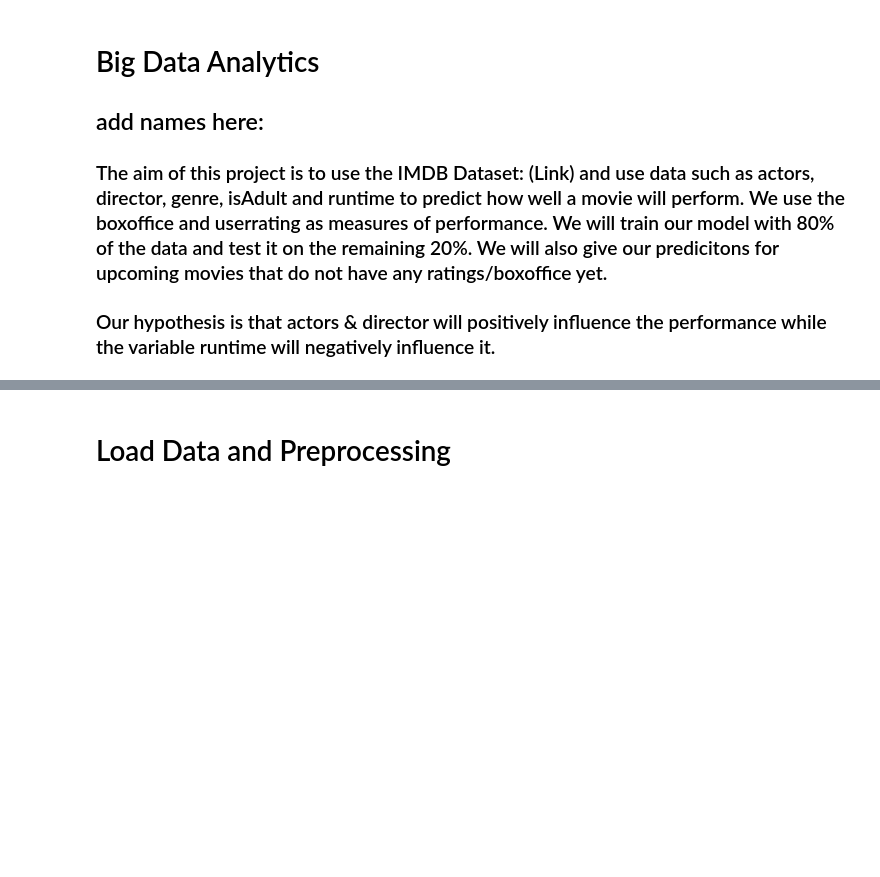
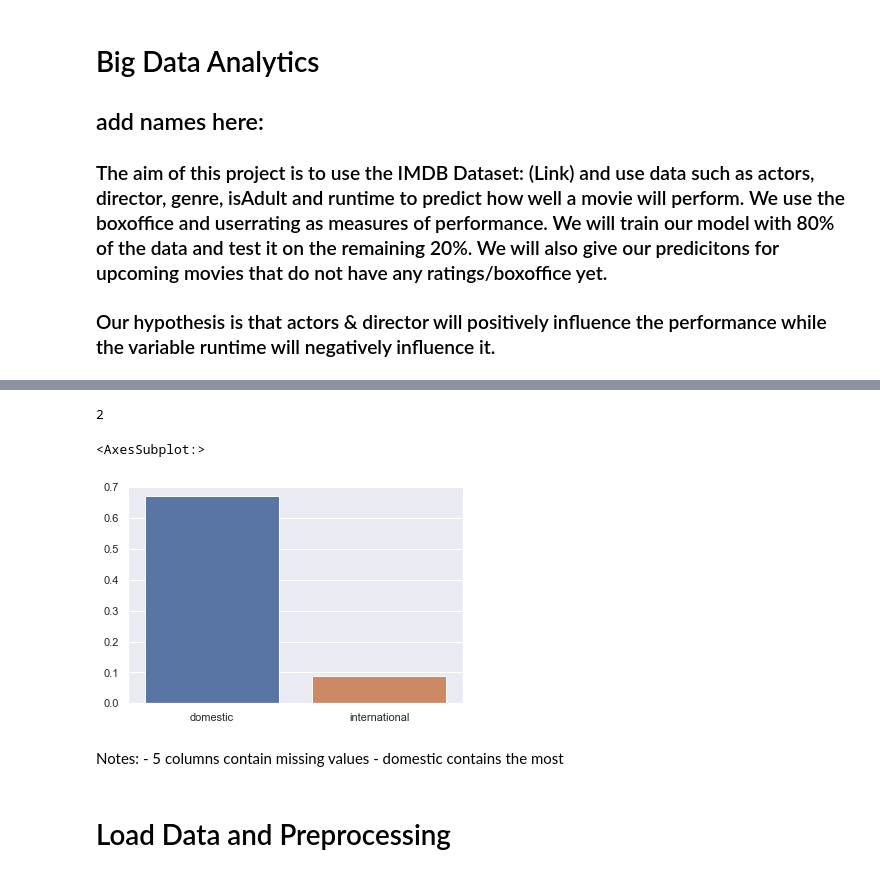
Before and after one commit to moerfii/BigDataAnalytics, a Jupyter notebook: BigDataAnalytics.ipynb, the cells around one changed output, grey strips where cells are left out. Drawn from its saved outputs; the diff is of its cells as text; code cells hidden in the pictures; blank space fills up the shorter version.

```diff
--- a/BigDataAnalytics.ipynb
+++ b/BigDataAnalytics.ipynb
@@ -20,3 +20,27 @@ from sklearn.neural_network import MLPRegressor
 from sklearn.decomposition import PCA
 from sklearn.preprocessing import PolynomialFeatures
 %matplotlib inline
+# %%
+def join_another(df1,df2, on_col):
+    df1['tconst'] = df1['tconst'].astype(str)
+    df2['tconst'] = df2['tconst'].astype(str)
+    return pd.merge(df1,df2,on=on_col,how="inner")
+
+df = pd.read_csv("./data/boxOffice.csv")
+
+fileNames = [
+    'title.basics.tsv',
+    'title.crew.tsv',
+    "title.principals.tsv",
+    "title.ratings.tsv"
+    ]
+for fileName in fileNames:
+    df_to_join = pd.read_csv("./data/"+fileName, sep='\t')
+    df = join_another(df,df_to_join,'tconst')
+
+df_to_join = pd.read_csv("./data/name.basics.tsv", sep='\t')
+df = pd.merge(df,df_to_join,how='inner',on="nconst")
+df_to_join.rename(columns={"nconst":'directors'}, inplace=True)
+df = pd.merge(df,df_to_join,how='inner',on=["directors"])
+df = df.rename(columns={"primaryName_x":"actor_name","primaryName_y":"director_name"})
+df.to_csv("data/allData_unprocessed.csv",index=False)
@@ -23,3 +62,17 @@ from sklearn.preprocessing import PolynomialFeatures
+# %%
+missing_data_ratio = (np.sum(df.isna())/df.shape[0]).sort_values(ascending=False)
+print(missing_data_ratio[missing_data_ratio!=0].count())
+missing_data_ratio = missing_data_ratio[missing_data_ratio!=0]
+sns.set_theme(style="darkgrid")
+sns.barplot(x = missing_data_ratio.index, y=missing_data_ratio.values)
+# %% [output]
+2
+<AxesSubplot:>
+[figure, added]
+# %% [markdown]
+Notes:
+    - 5 columns contain missing values
+    - domestic contains the most
 # %% [markdown]
 # Load Data and Preprocessing
 # %% [markdown]
```
Also changed, not shown: parts of 15 cells of this notebook.
